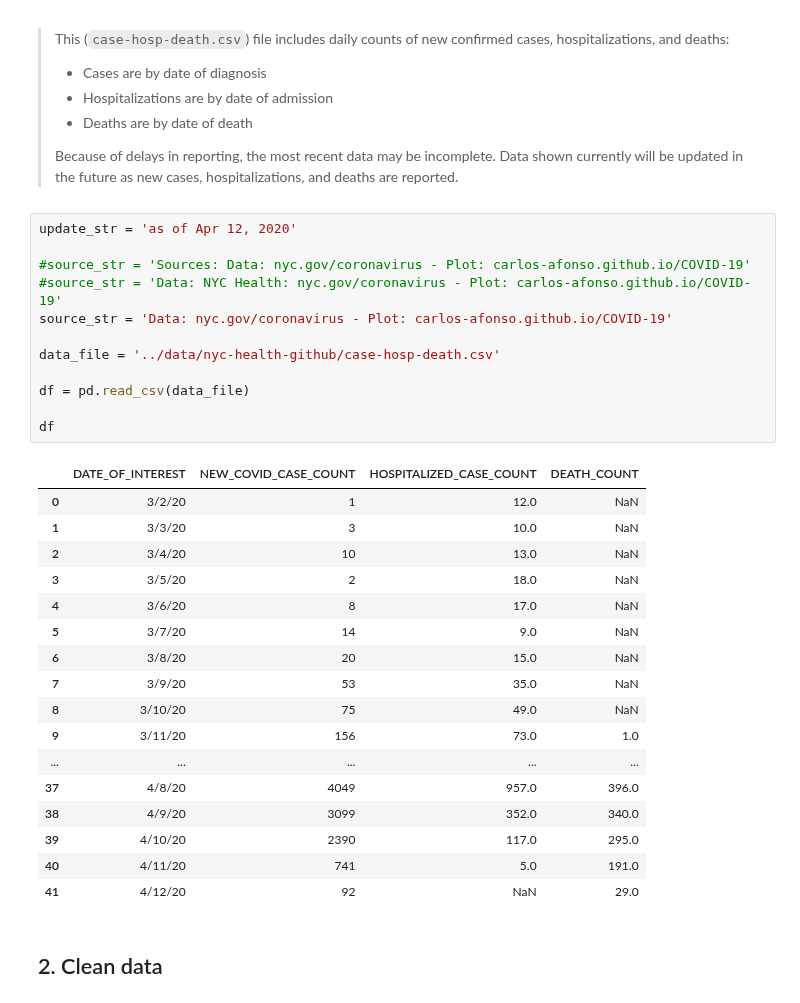
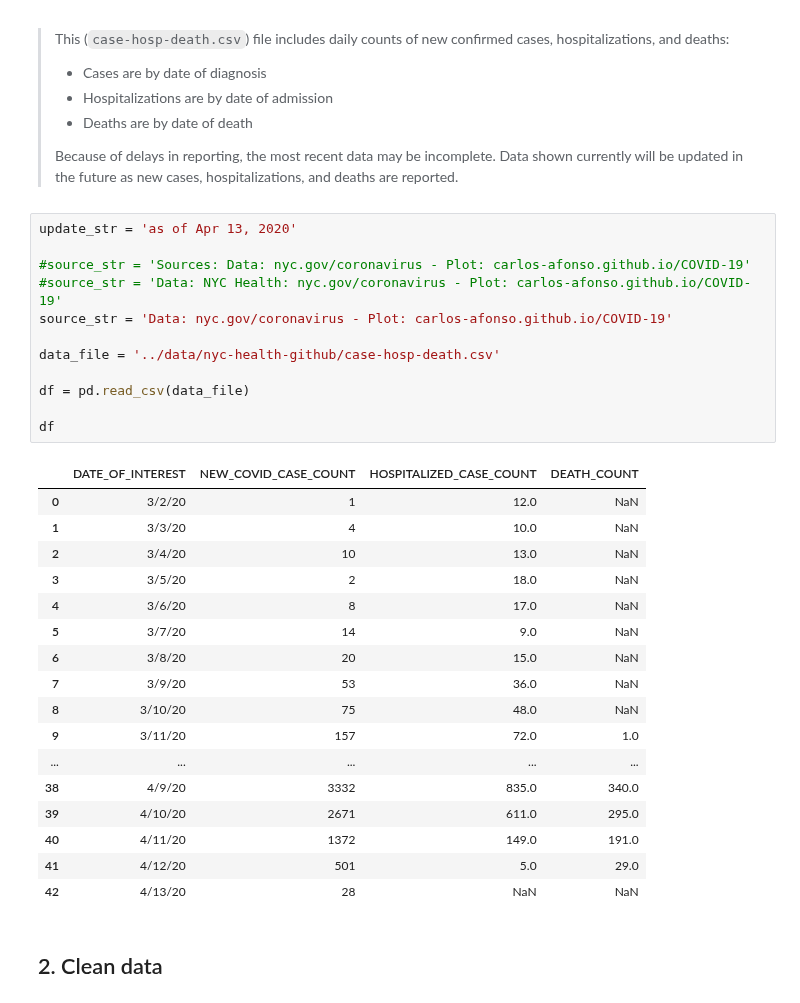
Before and after one commit to carlos-afonso/COVID-19, a Jupyter notebook: notebooks/nyc-covid-19-new-daily-counts.ipynb, the cells around one changed output. Cells and saved outputs as stored; diff of their text form.

```diff
--- a/notebooks/nyc-covid-19-new-daily-counts.ipynb
+++ b/notebooks/nyc-covid-19-new-daily-counts.ipynb
@@ -21,35 +20,35 @@ Data notes from the data source [https://github.com/nychealth/coronavirus-data]:
 >
 > Because of delays in reporting, the most recent data may be incomplete. Data shown currently will be updated in the future as new cases, hospitalizations, and deaths are reported.
 # %%
-update_str = 'as of Apr 12, 2020'
+update_str = 'as of Apr 13, 2020'
 
 #source_str = 'Sources: Data: nyc.gov/coronavirus - Plot: carlos-afonso.github.io/COVID-19'
 #source_str = 'Data: NYC Health: nyc.gov/coronavirus - Plot: carlos-afonso.github.io/COVID-19'
 source_str = 'Data: nyc.gov/coronavirus - Plot: carlos-afonso.github.io/COVID-19'
 
 data_file = '../data/nyc-health-github/case-hosp-death.csv'
 
 df = pd.read_csv(data_file)
 
 df
 # %% [output]
 |  | DATE_OF_INTEREST | NEW_COVID_CASE_COUNT | HOSPITALIZED_CASE_COUNT | DEATH_COUNT |
 | 0 | 3/2/20 | 1 | 12.0 | NaN |
-| 1 | 3/3/20 | 3 | 10.0 | NaN |
+| 1 | 3/3/20 | 4 | 10.0 | NaN |
 | 2 | 3/4/20 | 10 | 13.0 | NaN |
 | 3 | 3/5/20 | 2 | 18.0 | NaN |
 | 4 | 3/6/20 | 8 | 17.0 | NaN |
 | 5 | 3/7/20 | 14 | 9.0 | NaN |
 | 6 | 3/8/20 | 20 | 15.0 | NaN |
-| 7 | 3/9/20 | 53 | 35.0 | NaN |
-| 8 | 3/10/20 | 75 | 49.0 | NaN |
-| 9 | 3/11/20 | 156 | 73.0 | 1.0 |
+| 7 | 3/9/20 | 53 | 36.0 | NaN |
+| 8 | 3/10/20 | 75 | 48.0 | NaN |
+| 9 | 3/11/20 | 157 | 72.0 | 1.0 |
 | ... | ... | ... | ... | ... |
-| 37 | 4/8/20 | 4049 | 957.0 | 396.0 |
-| 38 | 4/9/20 | 3099 | 352.0 | 340.0 |
-| 39 | 4/10/20 | 2390 | 117.0 | 295.0 |
-| 40 | 4/11/20 | 741 | 5.0 | 191.0 |
-| 41 | 4/12/20 | 92 | NaN | 29.0 |
+| 38 | 4/9/20 | 3332 | 835.0 | 340.0 |
+| 39 | 4/10/20 | 2671 | 611.0 | 295.0 |
+| 40 | 4/11/20 | 1372 | 149.0 | 191.0 |
+| 41 | 4/12/20 | 501 | 5.0 | 29.0 |
+| 42 | 4/13/20 | 28 | NaN | NaN |
 # %% [markdown]
 ## 2. Clean data
 # %% [markdown]
```
Also changed, not shown: parts of 7 cells of this notebook, 2 other files.
